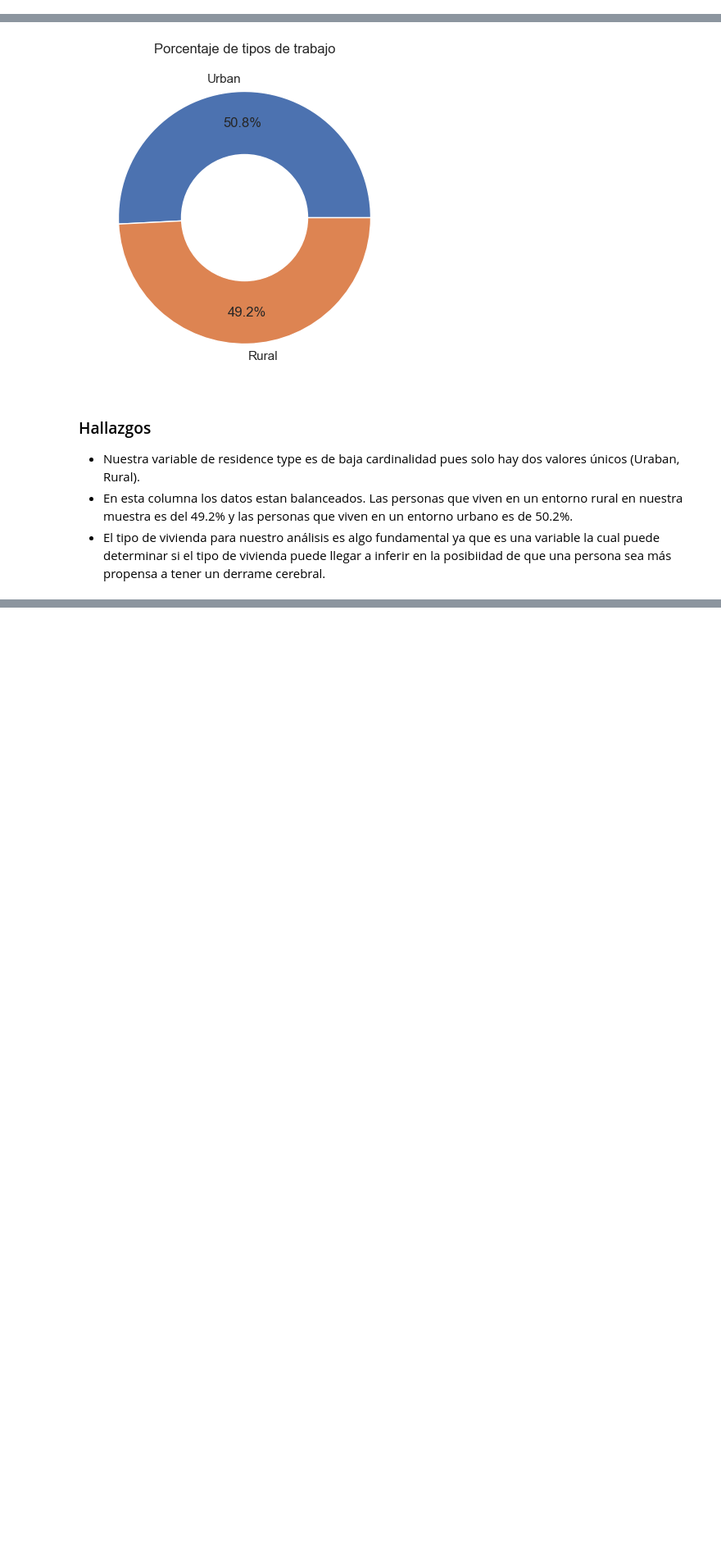
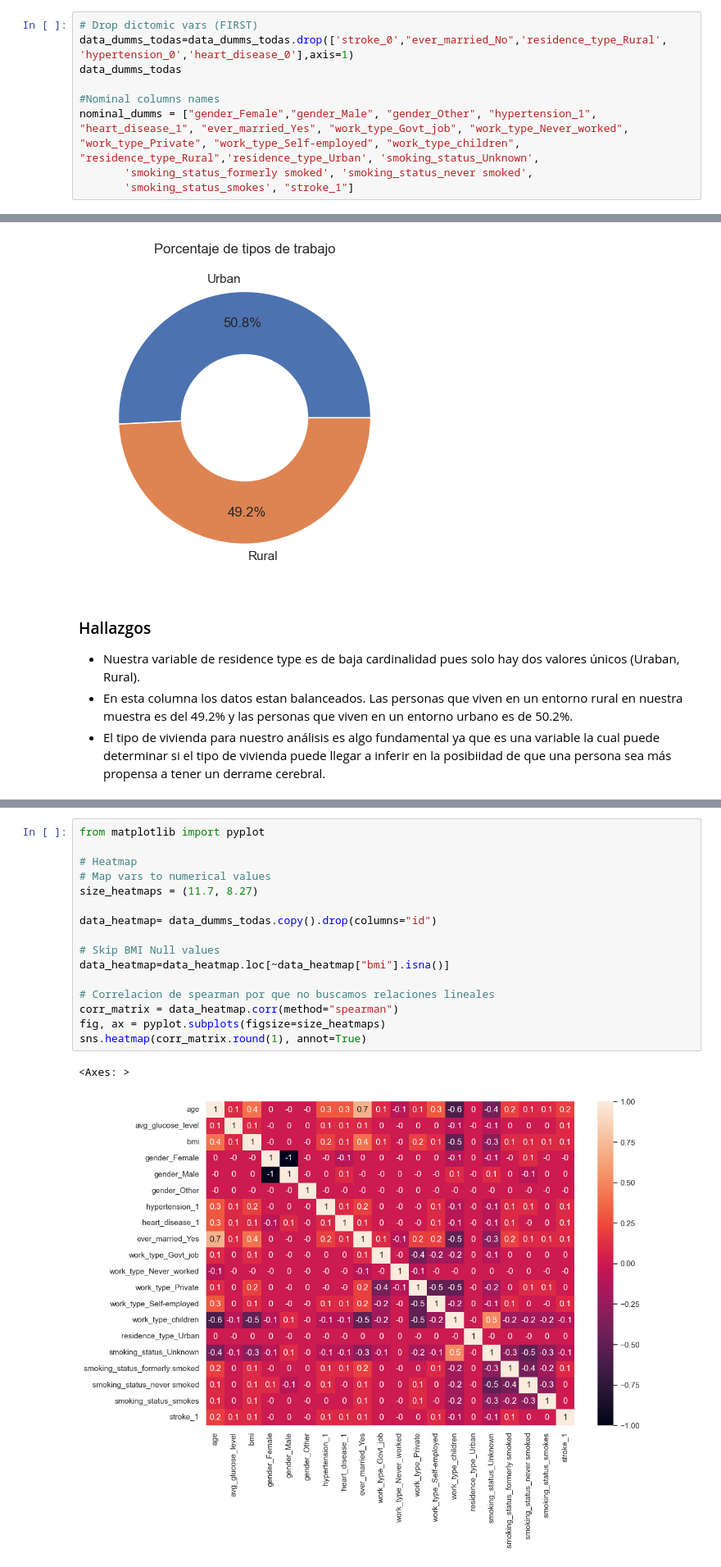
Before and after one commit to SamQuintero/PAD, a Jupyter notebook: analisis.ipynb, the cells around one changed output, grey strips where cells are left out. Shown at 82% size. Drawn from its saved outputs; the diff is of its cells as text; blank space fills up the shorter version.

Commit message:
Heatmaps - significance

```diff
--- a/analisis.ipynb
+++ b/analisis.ipynb
@@ -289,0 +301,9 @@ data_dumms_todas
+# %%
+# Drop dictomic vars (FIRST)
+data_dumms_todas=data_dumms_todas.drop(['stroke_0',"ever_married_No",'residence_type_Rural', 'hypertension_0','heart_disease_0'],axis=1)
+data_dumms_todas
+
+#Nominal columns names
+nominal_dumms = ["gender_Female","gender_Male", "gender_Other", "hypertension_1", "heart_disease_1", "ever_married_Yes", "work_type_Govt_job", "work_type_Never_worked", "work_type_Private", "work_type_Self-employed", "work_type_children", "residence_type_Rural",'residence_type_Urban', 'smoking_status_Unknown',
+       'smoking_status_formerly smoked', 'smoking_status_never smoked',
+       'smoking_status_smokes', "stroke_1"]
@@ -1047,0 +1086,19 @@ Text(0.5, 1.0, 'Porcentaje de tipos de trabajo')
+# %%
+from matplotlib import pyplot
+
+# Heatmap
+# Map vars to numerical values
+size_heatmaps = (11.7, 8.27)
+
+data_heatmap= data_dumms_todas.copy().drop(columns="id")
+
+# Skip BMI Null values
+data_heatmap=data_heatmap.loc[~data_heatmap["bmi"].isna()]
+
+# Correlacion de spearman por que no buscamos relaciones lineales
+corr_matrix = data_heatmap.corr(method="spearman")
+fig, ax = pyplot.subplots(figsize=size_heatmaps)
+sns.heatmap(corr_matrix.round(1), annot=True)
+# %% [output]
+<Axes: >
+[figure, added]
```
Also changed, not shown: parts of 9 cells of this notebook.
